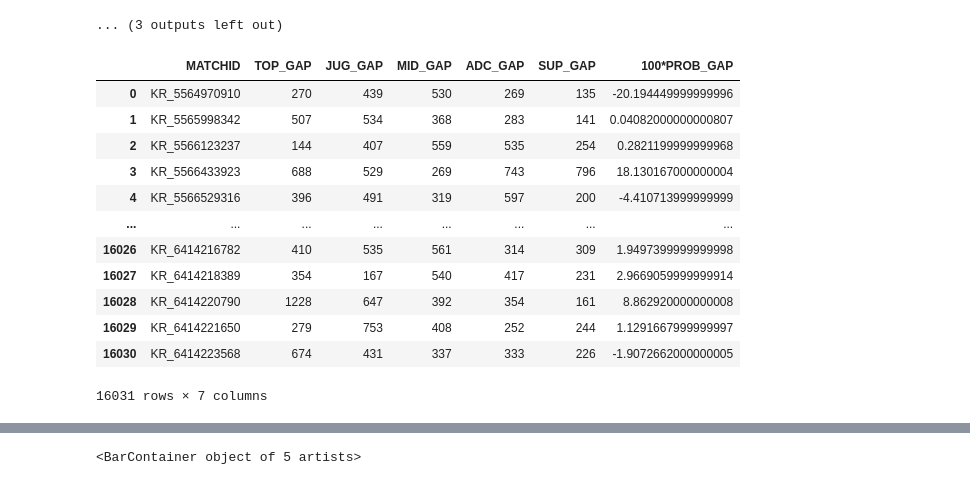
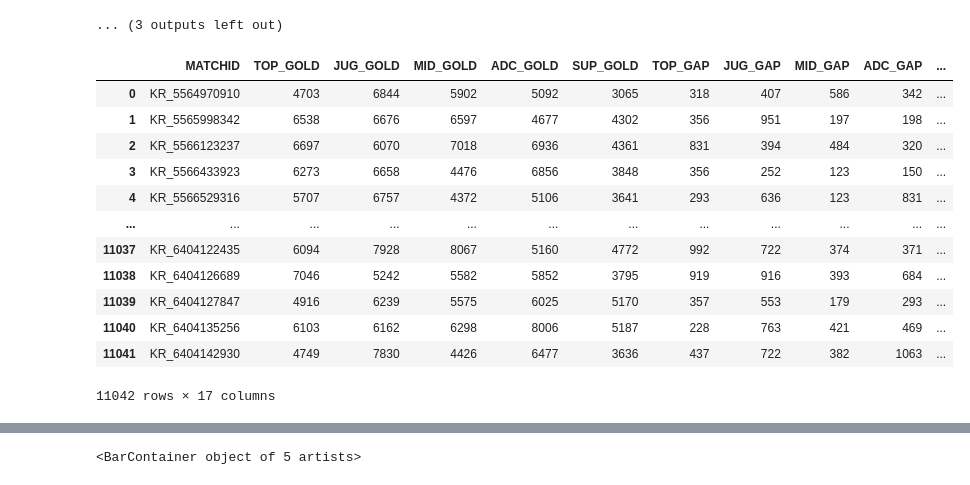
Before and after one commit to Tool-s-Riot/data_collector, a Jupyter notebook: datascience.ipynb, the cells around one changed output, grey strips where cells are left out. Drawn from its saved outputs; the diff is of its cells as text; code cells hidden in the pictures.

```diff
--- a/datascience.ipynb
+++ b/datascience.ipynb
@@ -632,19 +854,19 @@ csv write complete
 csv write complete
 ... (3 outputs left out)
 # %%
-df_11_min = pd.read_csv(rf'{DIR}\MASTER_TIMELINE_DATA_TIMESTAMP_11_MIN_R.csv')
+df_11_min = pd.read_csv(rf'{DIR}\MASTER_TIMELINE_DATA_TIMESTAMP_15_MIN_R.csv')
 df_11_min
 # %% [output]
-|  | MATCHID | TOP_GAP | JUG_GAP | MID_GAP | ADC_GAP | SUP_GAP | 100*PROB_GAP |
-| 0 | KR_5564970910 | 270 | 439 | 530 | 269 | 135 | -20.194449999999996 |
-| 1 | KR_5565998342 | 507 | 534 | 368 | 283 | 141 | 0.04082000000000807 |
-| 2 | KR_5566123237 | 144 | 407 | 559 | 535 | 254 | 0.2821199999999968 |
-| 3 | KR_5566433923 | 688 | 529 | 269 | 743 | 796 | 18.130167000000004 |
-| 4 | KR_5566529316 | 396 | 491 | 319 | 597 | 200 | -4.410713999999999 |
-| ... | ... | ... | ... | ... | ... | ... | ... |
-| 16026 | KR_6414216782 | 410 | 535 | 561 | 314 | 309 | 1.9497399999999998 |
-| 16027 | KR_6414218389 | 354 | 167 | 540 | 417 | 231 | 2.9669059999999914 |
-| 16028 | KR_6414220790 | 1228 | 647 | 392 | 354 | 161 | 8.862920000000008 |
-| 16029 | KR_6414221650 | 279 | 753 | 408 | 252 | 244 | 1.1291667999999997 |
-| 16030 | KR_6414223568 | 674 | 431 | 337 | 333 | 226 | -1.9072662000000005 |
+|  | MATCHID | TOP_GOLD | JUG_GOLD | MID_GOLD | ADC_GOLD | SUP_GOLD | TOP_GAP | JUG_GAP | MID_GAP | ADC_GAP | ... |
+| 0 | KR_5564970910 | 4703 | 6844 | 5902 | 5092 | 3065 | 318 | 407 | 586 | 342 | ... |
+| 1 | KR_5565998342 | 6538 | 6676 | 6597 | 4677 | 4302 | 356 | 951 | 197 | 198 | ... |
+| 2 | KR_5566123237 | 6697 | 6070 | 7018 | 6936 | 4361 | 831 | 394 | 484 | 320 | ... |
+| 3 | KR_5566433923 | 6273 | 6658 | 4476 | 6856 | 3848 | 356 | 252 | 123 | 150 | ... |
+| 4 | KR_5566529316 | 5707 | 6757 | 4372 | 5106 | 3641 | 293 | 636 | 123 | 831 | ... |
+| ... | ... | ... | ... | ... | ... | ... | ... | ... | ... | ... | ... |
+| 11037 | KR_6404122435 | 6094 | 7928 | 8067 | 5160 | 4772 | 992 | 722 | 374 | 371 | ... |
+| 11038 | KR_6404126689 | 7046 | 5242 | 5582 | 5852 | 3795 | 919 | 916 | 393 | 684 | ... |
+| 11039 | KR_6404127847 | 4916 | 6239 | 5575 | 6025 | 5170 | 357 | 553 | 179 | 293 | ... |
+| 11040 | KR_6404135256 | 6103 | 6162 | 6298 | 8006 | 5187 | 228 | 763 | 421 | 469 | ... |
+| 11041 | KR_6404142930 | 4749 | 7830 | 4426 | 6477 | 3636 | 437 | 722 | 382 | 1063 | ... |
-16031 rows × 7 columns
+11042 rows × 17 columns
```
Also changed, not shown: parts of 23 cells of this notebook.
